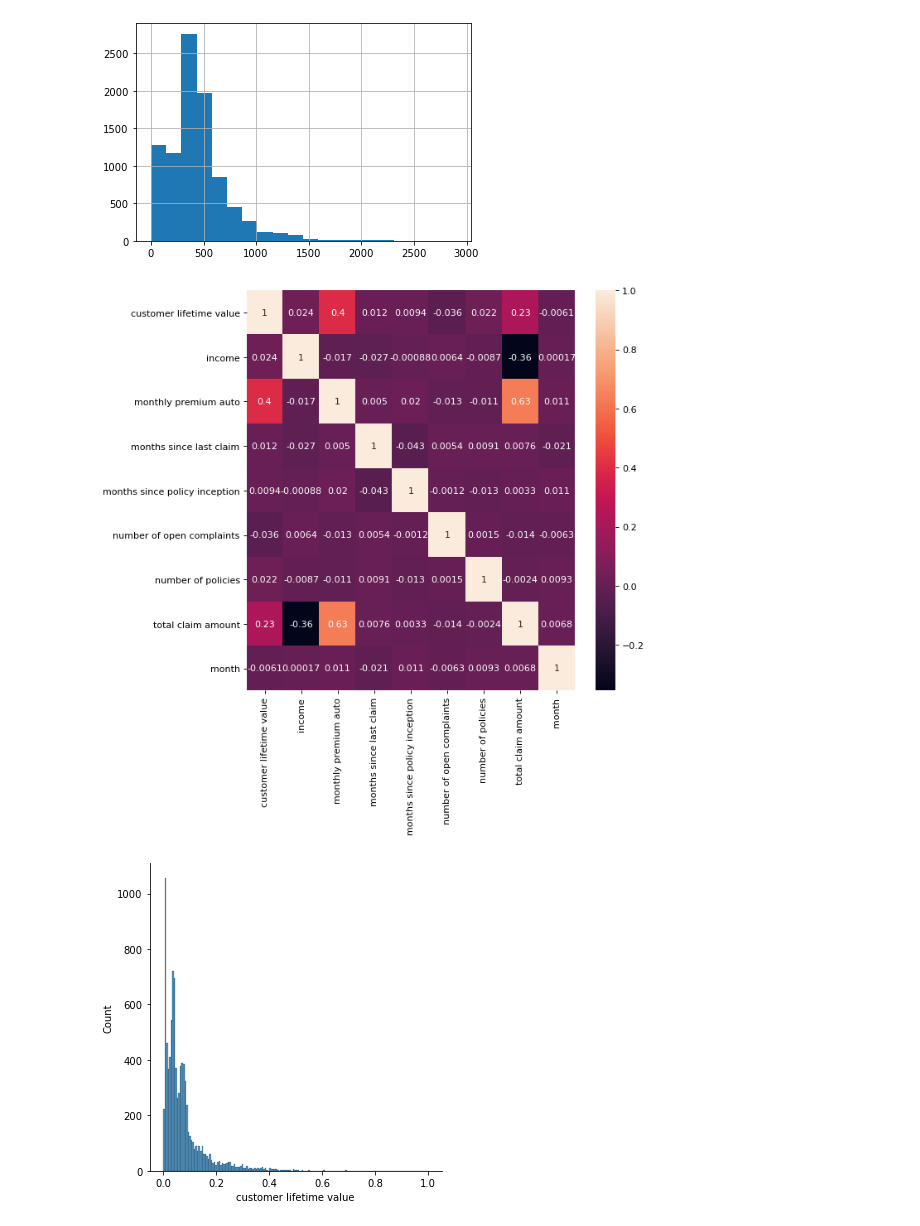
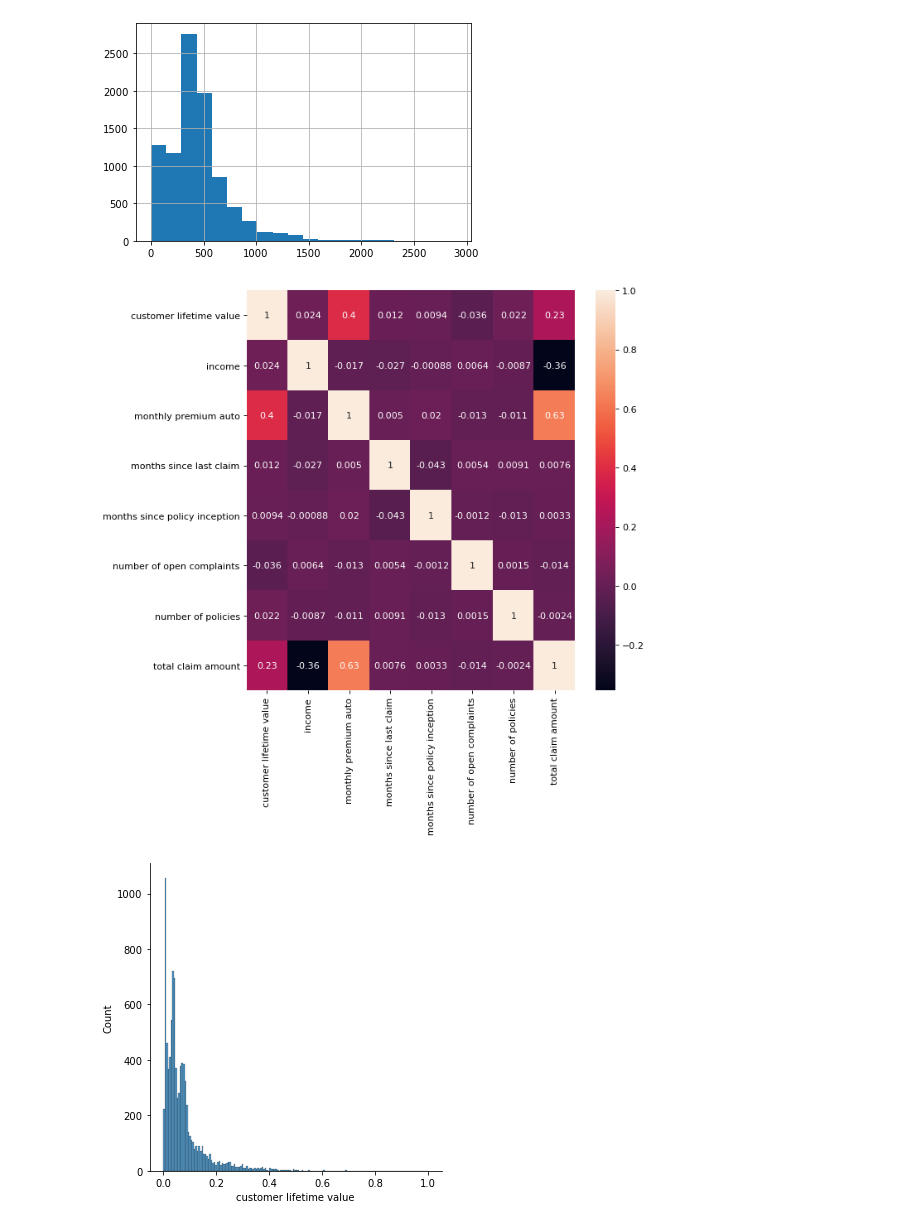
Before and after one commit to renevans/lab-customer-analysis-round-6, a Jupyter notebook: files_for_lab/csv_files/lab-customer-analysis-round-6.ipynb, the cells around one changed output. Saved outputs shown, nothing was run; the diff lists cells and outputs as text; code cells hidden in the pictures.

```diff
--- a/files_for_lab/csv_files/lab-customer-analysis-round-6.ipynb
+++ b/files_for_lab/csv_files/lab-customer-analysis-round-6.ipynb
@@ -378,16 +378,16 @@ plt.show()
 # %%
 #3For the numerical variables, check the multicollinearity between the features.
 
 #How do you change the size of figure drawn with Matplotlib?
 from matplotlib.pyplot import figure
 figure(figsize=(8, 8), dpi=80)
 
-reduced_numerical = numerical.drop(['response rate'],axis=1)
+reduced_numerical = numerical.drop(['response rate','month'],axis=1)
 correlations_matrix = reduced_numerical.corr()
 sns.heatmap(correlations_matrix, annot=True)
 plt.show()
 # %% [output]
-[figure, old version]
+[figure, new version]
 # %%
 #4Drop one of the two features that show a high correlation between them (greater than 0.9).
 
```
Also changed, not shown: parts of 19 cells of this notebook.
